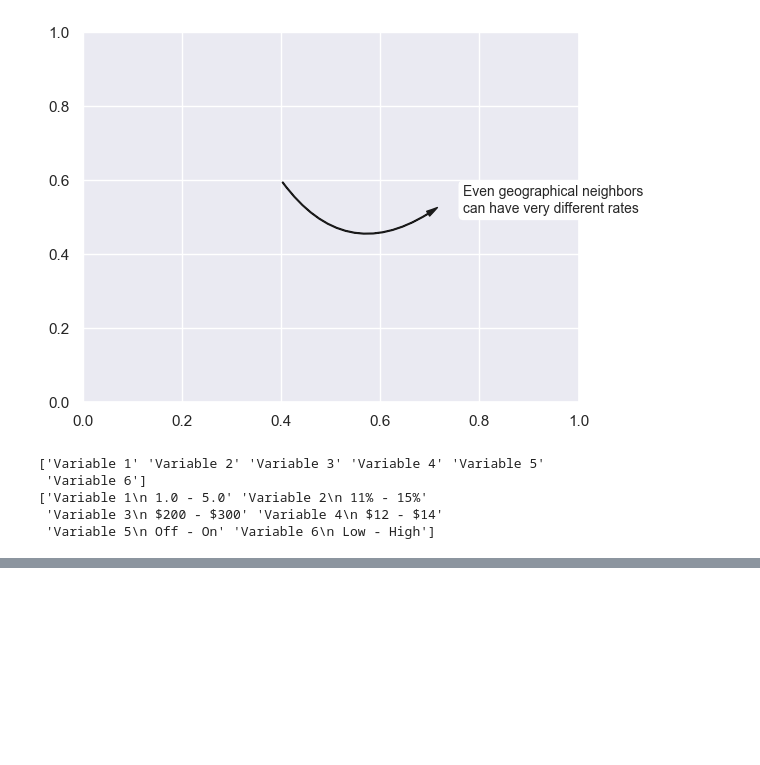
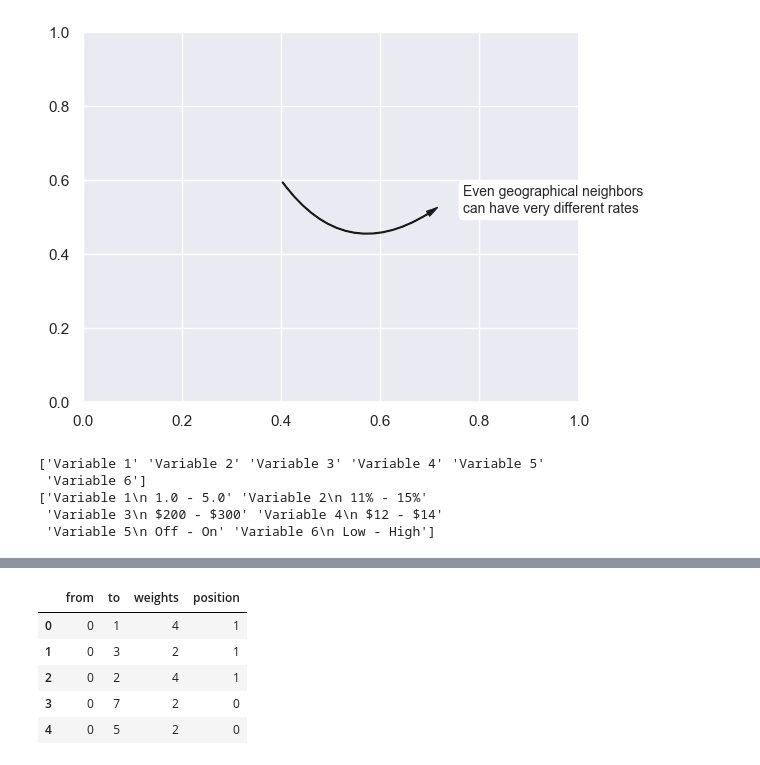
Before and after one commit to JosephBARBIERDARNAL/Sandbox, a Jupyter notebook: python-graph-gallery.ipynb, the cells around one changed output, grey strips where cells are left out. Cells and saved outputs as stored; diff of their text form; code cells hidden in the pictures; blank space fills up the shorter version.

```diff
--- a/python-graph-gallery.ipynb
+++ b/python-graph-gallery.ipynb
@@ -135,0 +179,74 @@ print(labels)
+# %%
+title = "Friendships Between Post-, Neo- and Impressionist Painters"
+nodes = [
+    "Vincent van Gogh",
+    "Paul Gauguin",
+    "Eugène Boch",
+    "Émile Bernard",
+    "Louis Anquetin",
+    "Henri de Toulouse-Lautrec",
+    "Paul Cézanne",
+    "Paul Signac",
+    "Georges Seurat",
+    "Camille Pissarro",
+    "Edgar Degas",
+    "Édouard Manet",
+    "Claude Monet",
+    "Pierre-Auguste Renoir",
+]
+
+connections = [
+    ("Vincent van Gogh", "Paul Gauguin"),
+    ("Vincent van Gogh", "Émile Bernard"),
+    ("Vincent van Gogh", "Eugène Boch"),
+    ("Vincent van Gogh", "Paul Signac"),
+    ("Vincent van Gogh", "Henri de Toulouse-Lautrec"),
+    ("Vincent van Gogh", "Louis Anquetin"),
+    ("Vincent van Gogh", "Paul Cézanne"),
+    ("Paul Gauguin", "Émile Bernard"),
+    ("Paul Gauguin", "Eugène Boch"),
+    ("Émile Bernard", "Eugène Boch"),
+    ("Émile Bernard", "Henri de Toulouse-Lautrec"),
+    ("Émile Bernard", "Louis Anquetin"),
+    ("Émile Bernard", "Paul Cézanne"),
+    ("Henri de Toulouse-Lautrec", "Louis Anquetin"),
+    ("Henri de Toulouse-Lautrec", "Paul Signac"),
+    ("Paul Signac", "Georges Seurat"),
+    ("Paul Signac", "Camille Pissarro"),
+    ("Camille Pissarro", "Paul Cézanne"),
+    ("Camille Pissarro", "Paul Gauguin"),
+    ("Camille Pissarro", "Vincent van Gogh"),
+    ("Camille Pissarro", "Georges Seurat"),
+    ("Camille Pissarro", "Paul Signac"),
+    ("Camille Pissarro", "Édouard Manet"),
+    ("Camille Pissarro", "Claude Monet"),
+    ("Camille Pissarro", "Pierre-Auguste Renoir"),
+    ("Camille Pissarro", "Edgar Degas"),
+    ("Claude Monet", "Paul Signac"),
+    ("Claude Monet", "Pierre-Auguste Renoir"),
+    ("Claude Monet", "Édouard Manet"),
+    ("Édouard Manet", "Pierre-Auguste Renoir"),
+    ("Édouard Manet", "Edgar Degas"),
+]
+
+import random
+weights = random.choices(range(1, 5), k=len(connections))
+position = random.choices(range(0, 2), k=len(connections))
+
+# transform to pandas dataframe
+import pandas as pd
+df = pd.DataFrame(connections, columns=["from", "to"])
+df["from"] = df["from"].map(lambda x: nodes.index(x))
+df["to"] = df["to"].map(lambda x: nodes.index(x))
+df["weights"] = weights
+df["position"] = position
+
+df.to_csv('connections.csv', index=False)
+df.head()
+# %% [output]
+|  | from | to | weights | position |
+| 0 | 0 | 1 | 4 | 1 |
+| 1 | 0 | 3 | 2 | 1 |
+| 2 | 0 | 2 | 4 | 1 |
+| 3 | 0 | 7 | 2 | 0 |
+| 4 | 0 | 5 | 2 | 0 |
```
Also changed, not shown: parts of 4 cells of this notebook, 2 other files.
